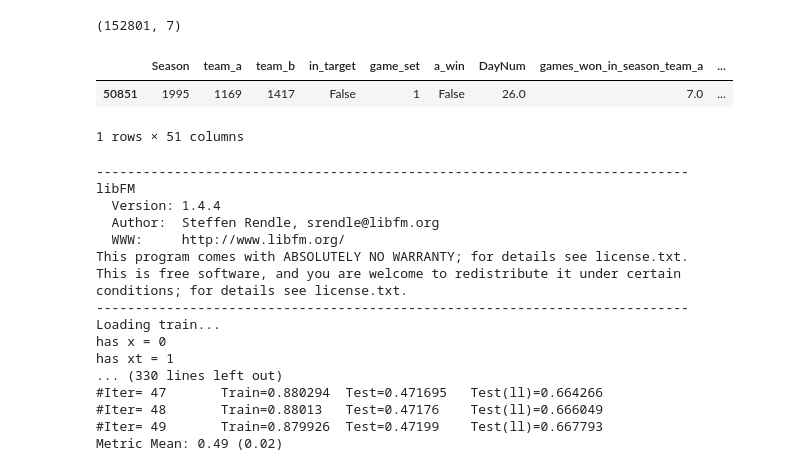
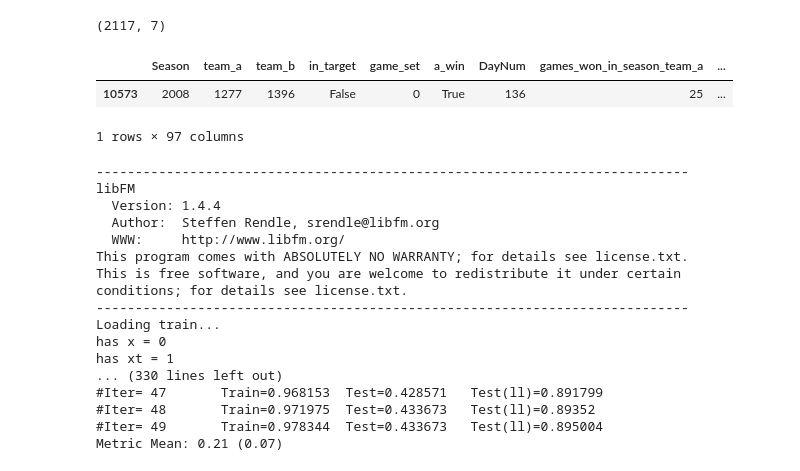
Before and after one commit to TheMoods/MarchMadness, a Jupyter notebook: 3_Jonas_LibFM_Baseline_Model_Out.ipynb, the cells around one changed output. Cells and saved outputs as stored; diff of their text form; code cells hidden in the pictures.

```diff
--- a/3_Jonas_LibFM_Baseline_Model_Out.ipynb
+++ b/3_Jonas_LibFM_Baseline_Model_Out.ipynb
@@ -8,20 +9,23 @@ from src.features.games import GameFeatures
 # %%
-data = load_data_template(season=True)
+data = load_data_template(season=False)
 data.dropna(subset=['a_win'], inplace=True)
 data.shape
 # %% [output]
-(152801, 7)
+(2117, 7)
 # %%
-game_feat = GameFeatures(default_lags=5)
+game_feat = GameFeatures(default_lags=1)
 data = game_feat.per_team_wrapper(data, game_feat.games_won_in_season, fillna=0)
 data = game_feat.per_team_wrapper(data, game_feat.games_won_in_tourney, fillna=0)
 data = game_feat.per_team_wrapper(data, game_feat.games_won_in_season_against_opponent, fillna=0, per_game=True)
 data = game_feat.per_team_wrapper(data, game_feat.games_won_in_tourney_against_opponent, fillna=0, per_game=True)
+game_detail_feat = GameDetailedFeatures(default_lags=3)
+data = game_detail_feat.per_team_wrapper(data, game_detail_feat.detail_features_by_game, per_day=True)
+data.dropna(inplace=True)
 data.sample()
 # %% [output]
 |  | Season | team_a | team_b | in_target | game_set | a_win | DayNum | games_won_in_season_team_a | ... |
-| 50851 | 1995 | 1169 | 1417 | False | 1 | False | 26.0 | 7.0 | ... |
+| 10573 | 2008 | 1277 | 1396 | False | 0 | True | 136 | 25 | ... |
-1 rows × 51 columns
+1 rows × 97 columns
 # %%
 from sklearn.datasets import dump_svmlight_file
 from sklearn.metrics import log_loss
@@ -77,10 +81,10 @@ Loading train...
 has x = 0
 has xt = 1
 ... (330 lines left out)
-#Iter= 47       Train=0.880294  Test=0.471695   Test(ll)=0.664266
-#Iter= 48       Train=0.88013   Test=0.47176    Test(ll)=0.666049
-#Iter= 49       Train=0.879926  Test=0.47199    Test(ll)=0.667793
-Metric Mean: 0.49 (0.02)
+#Iter= 47       Train=0.968153  Test=0.428571   Test(ll)=0.891799
+#Iter= 48       Train=0.971975  Test=0.433673   Test(ll)=0.89352
+#Iter= 49       Train=0.978344  Test=0.433673   Test(ll)=0.895004
+Metric Mean: 0.21 (0.07)
 # %%
 all_preds = []
 
```
Also changed, not shown: parts of 4 cells of this notebook, 3 other files.
